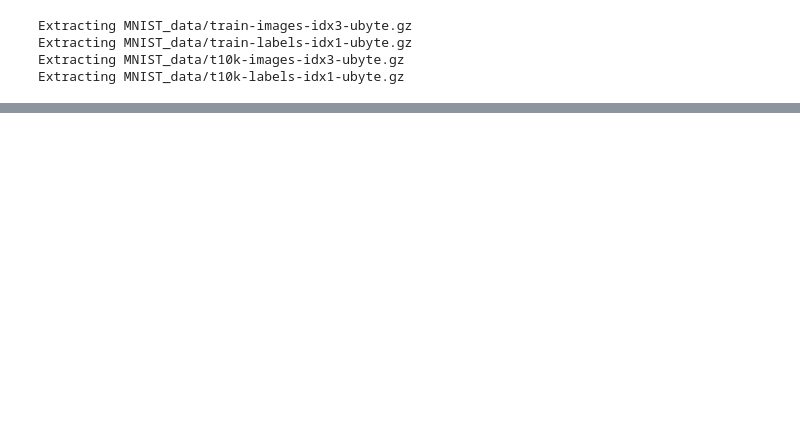
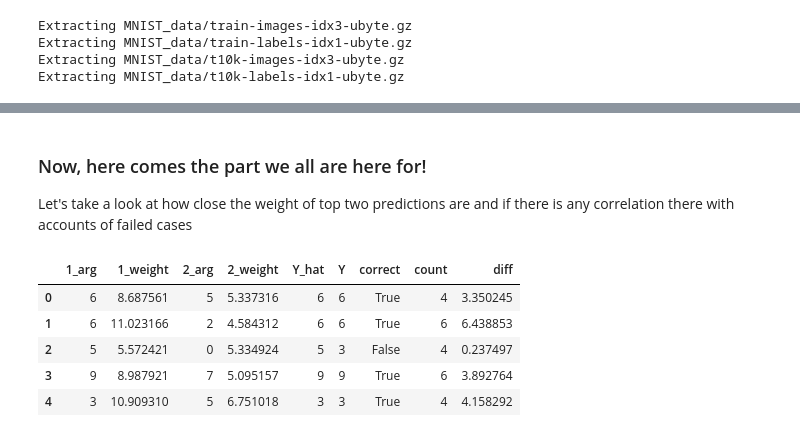
Before and after one commit to kevin11h/MNIST_pairwise_experiment, a Jupyter notebook: MNIST_confusion_range.ipynb, the cells around one changed output, grey strips where cells are left out. Cells and saved outputs as stored; diff of their text form; code cells hidden in the pictures; blank space fills up the shorter version.

```diff
--- a/MNIST_confusion_range.ipynb
+++ b/MNIST_confusion_range.ipynb
@@ -189,6 +183,14 @@ top['1_weight'].min()
+# %% [markdown]
+### Now, here comes the part we all are here for!
+
+Let's take a look at how close the weight of top two predictions are and if there is any correlation there with accounts of failed cases
 # %%
-results = pd.DataFrame(top)
 results['diff'] = abs(results['1_weight'] - results['2_weight'])
-results['correct'] = results['Y']==results['1_arg']
-
 results.head()
+# %% [output]
+|  | 1_arg | 1_weight | 2_arg | 2_weight | Y_hat | Y | correct | count | diff |
+| 0 | 6 | 8.687561 | 5 | 5.337316 | 6 | 6 | True | 4 | 3.350245 |
+| 1 | 6 | 11.023166 | 2 | 4.584312 | 6 | 6 | True | 6 | 6.438853 |
+| 2 | 5 | 5.572421 | 0 | 5.334924 | 5 | 3 | False | 4 | 0.237497 |
+| 3 | 9 | 8.987921 | 7 | 5.095157 | 9 | 9 | True | 6 | 3.892764 |
+| 4 | 3 | 10.909310 | 5 | 6.751018 | 3 | 3 | True | 4 | 4.158292 |
```
Also changed, not shown: parts of 34 cells of this notebook.
